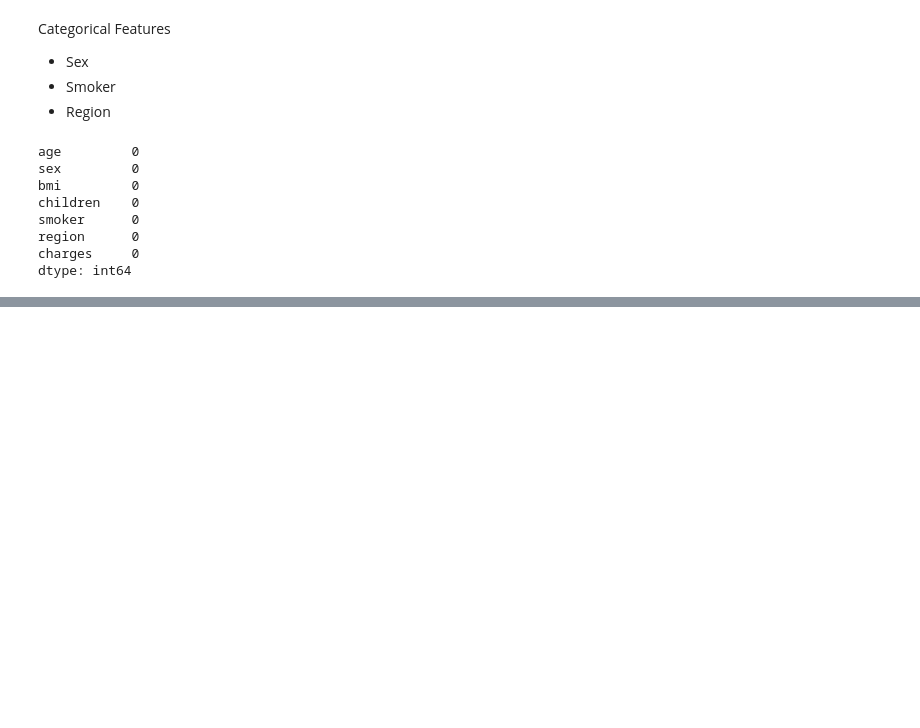
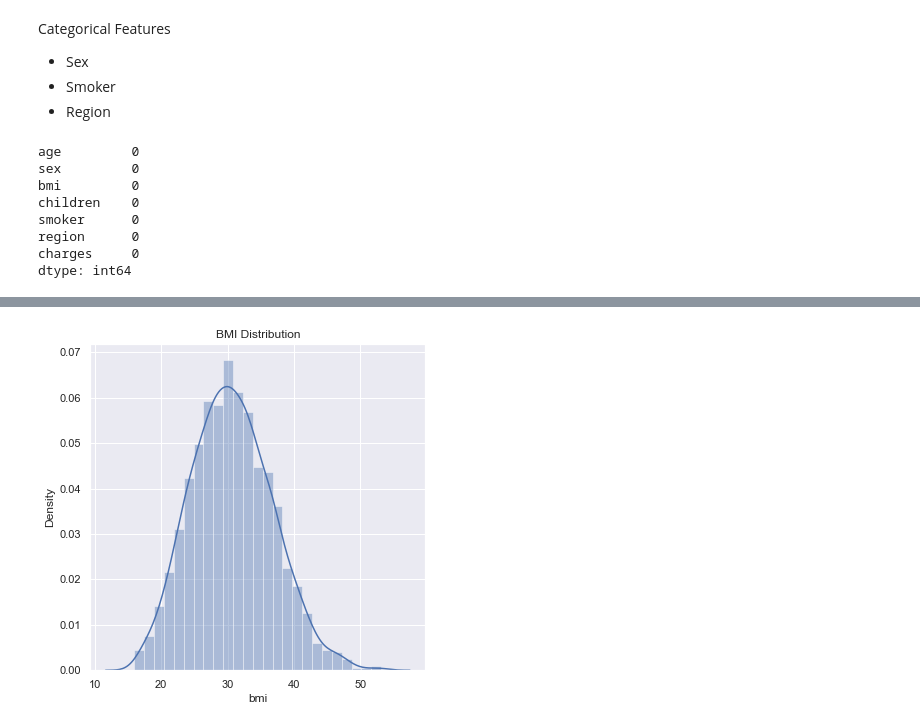
Before and after one commit to AhorIsaac/ml-med-ins-cost-pred, a Jupyter notebook: med-ins-cost-pred.ipynb, the cells around one changed output, grey strips where cells are left out. Cells and saved outputs as stored; diff of their text form; code cells hidden in the pictures; blank space fills up the shorter version.

```diff
--- a/med-ins-cost-pred.ipynb
+++ b/med-ins-cost-pred.ipynb
@@ -65,0 +104,9 @@ dtype: int64
+# %%
+# -- bmi distribution
+sns.set()
+plt.figure(figsize=(6, 6))
+sns.distplot(insurance_dataset['bmi'])
+plt.title("BMI Distribution")
+plt.show()
+# %% [output]
+[figure, added]
```
Also changed, not shown: parts of 13 cells of this notebook.
